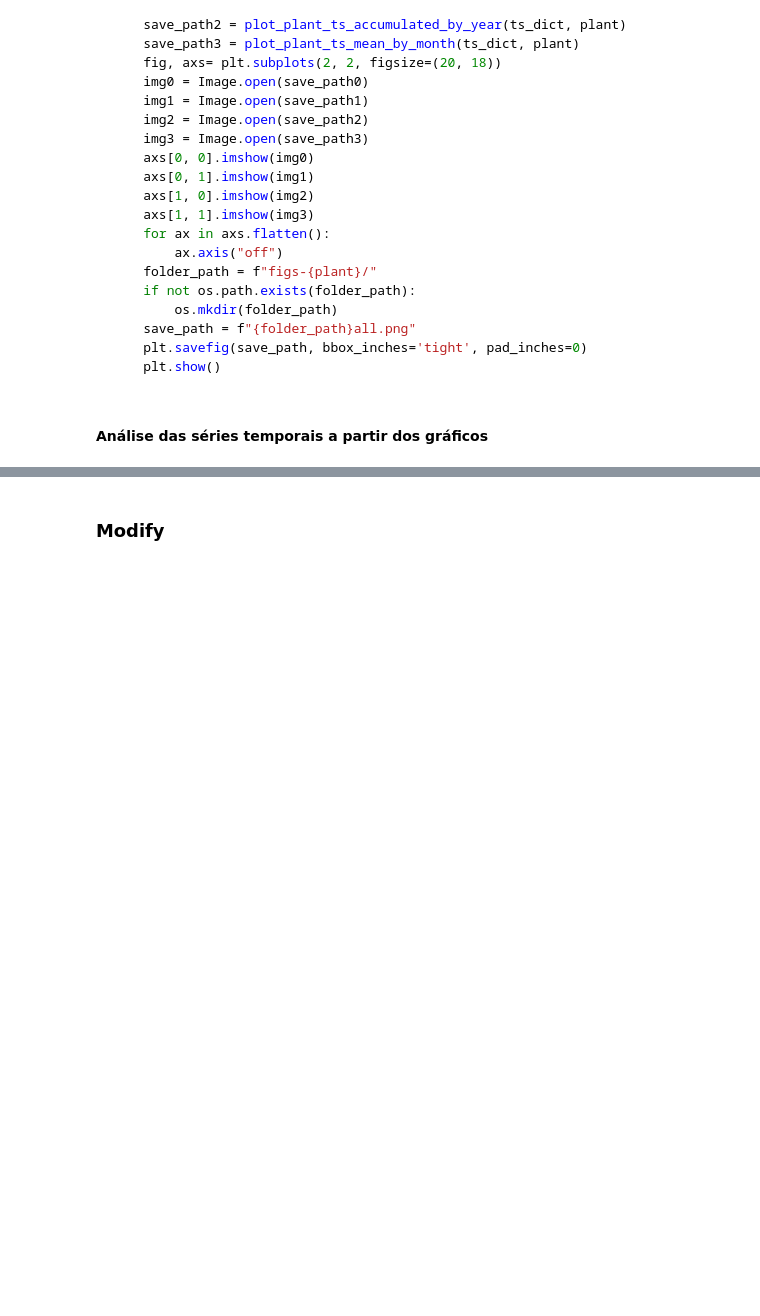
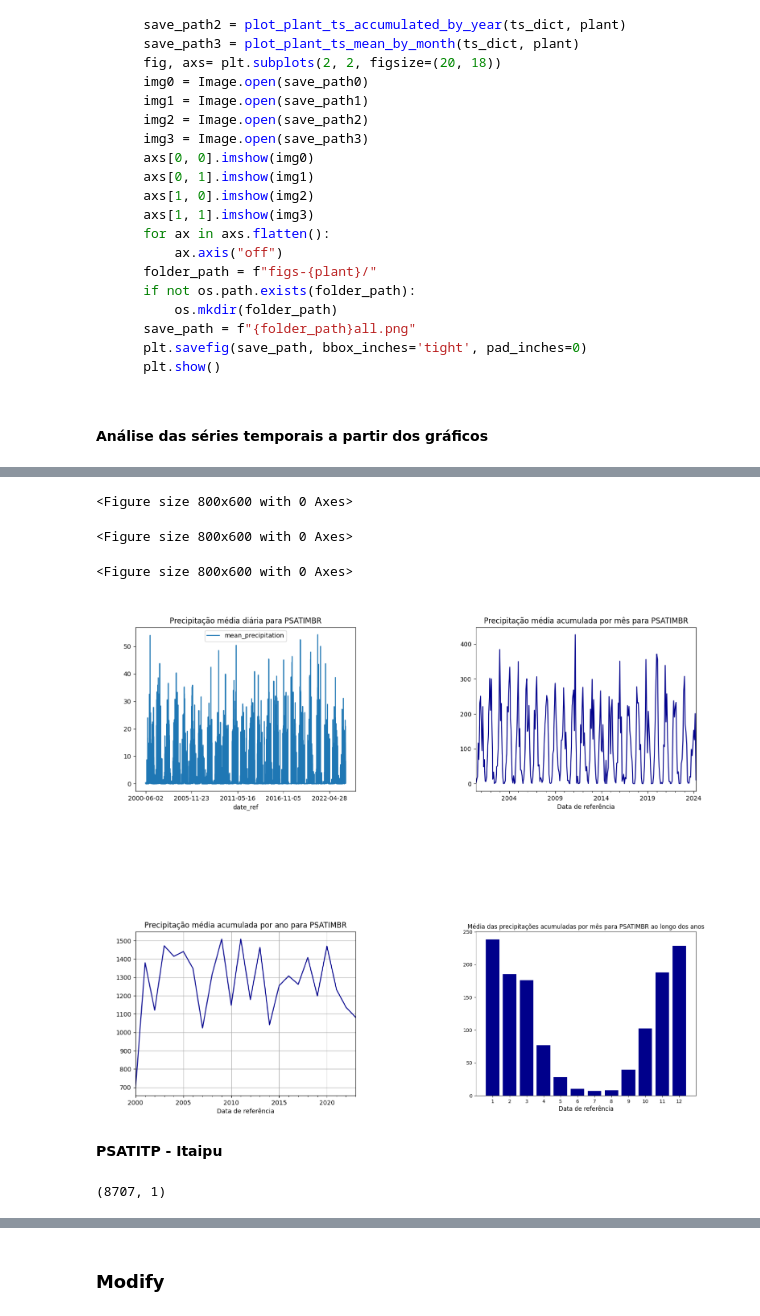
Before and after one commit to Samirnunes/desafio-casa-dos-ventos-ged-20, a Jupyter notebook: src/report.ipynb, the cells around one changed output, grey strips where cells are left out. Saved outputs shown, nothing was run; the diff lists cells and outputs as text; code cells hidden in the pictures; blank space fills up the shorter version.

```diff
--- a/src/report.ipynb
+++ b/src/report.ipynb
@@ -197,0 +270,9 @@ for plant in plants:
+# %%
+precipitation_plots(ts_dict, "PSATIMBR")
+# %% [output]
+<Figure size 800x600 with 0 Axes>
+<Figure size 800x600 with 0 Axes>
+<Figure size 800x600 with 0 Axes>
+[figure, added]
+# %% [markdown]
+__PSATITP - Itaipu__
@@ -197,0 +281,4 @@ for plant in plants:
+# %%
+df.shape
+# %% [output]
+(8707, 1)
```
Also changed, not shown: parts of 62 cells of this notebook.
